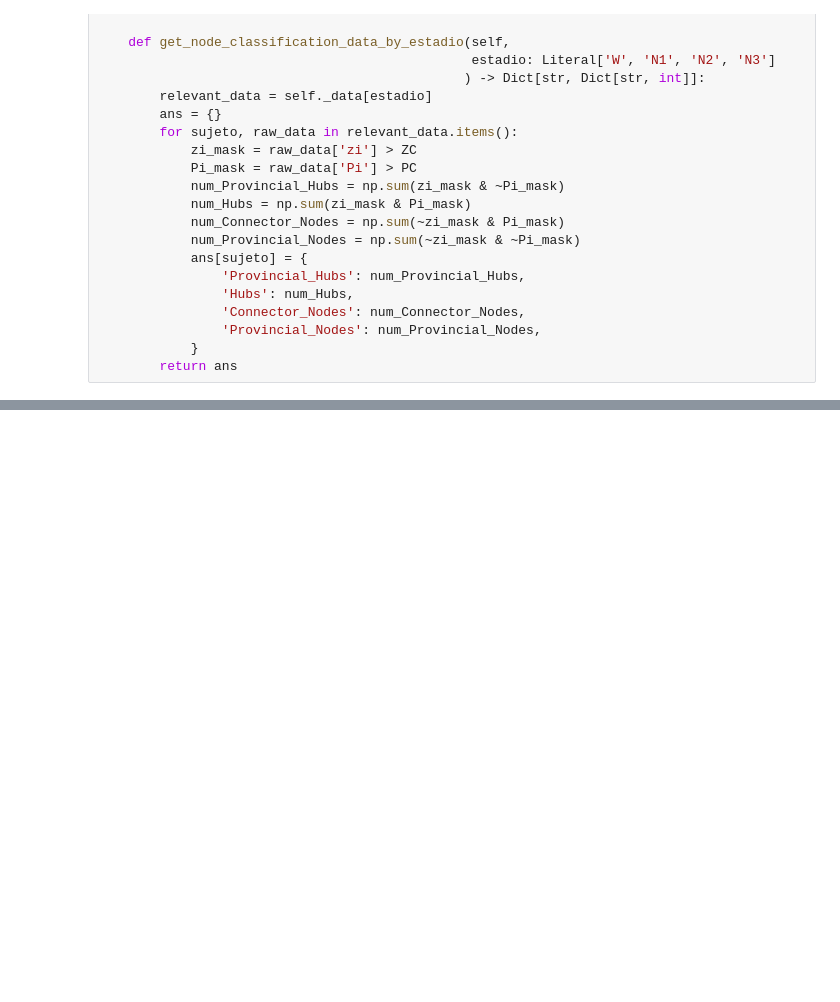
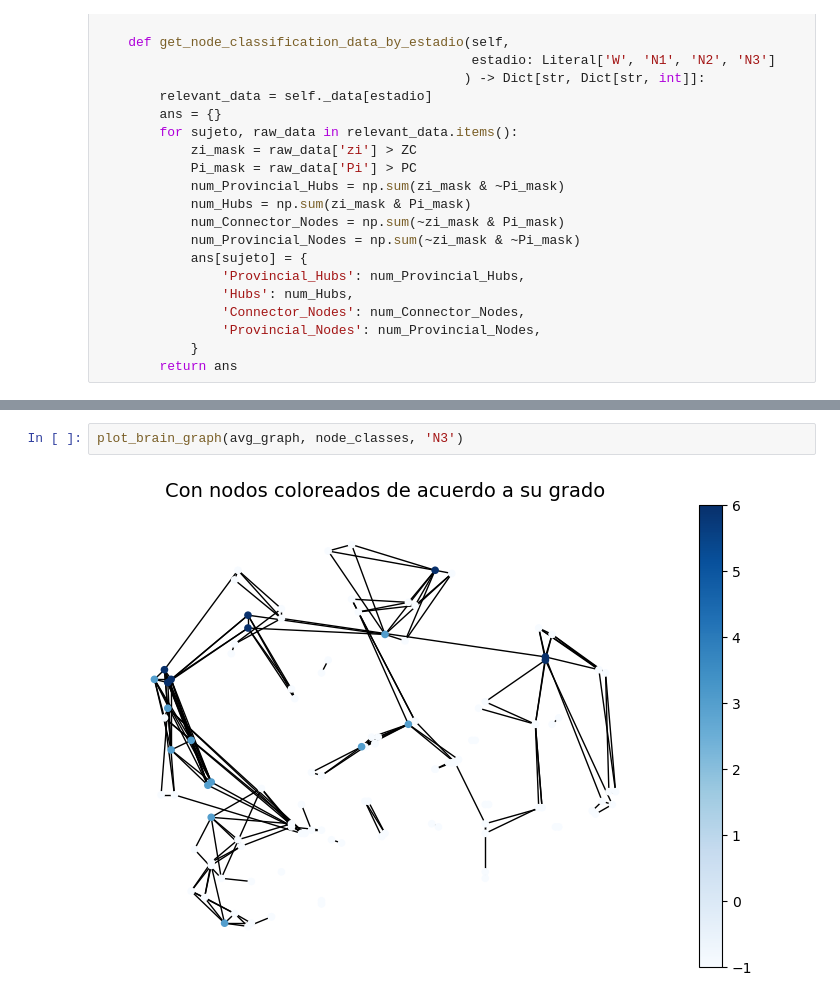
Before and after one commit to Nesterov-iurii/DMCyT, a Jupyter notebook: TP2_opc3.ipynb, the cells around one changed output, grey strips where cells are left out. Cells and saved outputs as stored; diff of their text form; blank space fills up the shorter version.

```diff
--- a/TP2_opc3.ipynb
+++ b/TP2_opc3.ipynb
@@ -197,0 +404,4 @@ avg_graphs[0]['W'].shape
+# %%
+plot_brain_graph(avg_graph, node_classes, 'N3')
+# %% [output]
+[figure, added]
```
Also changed, not shown: parts of 19 cells of this notebook.
